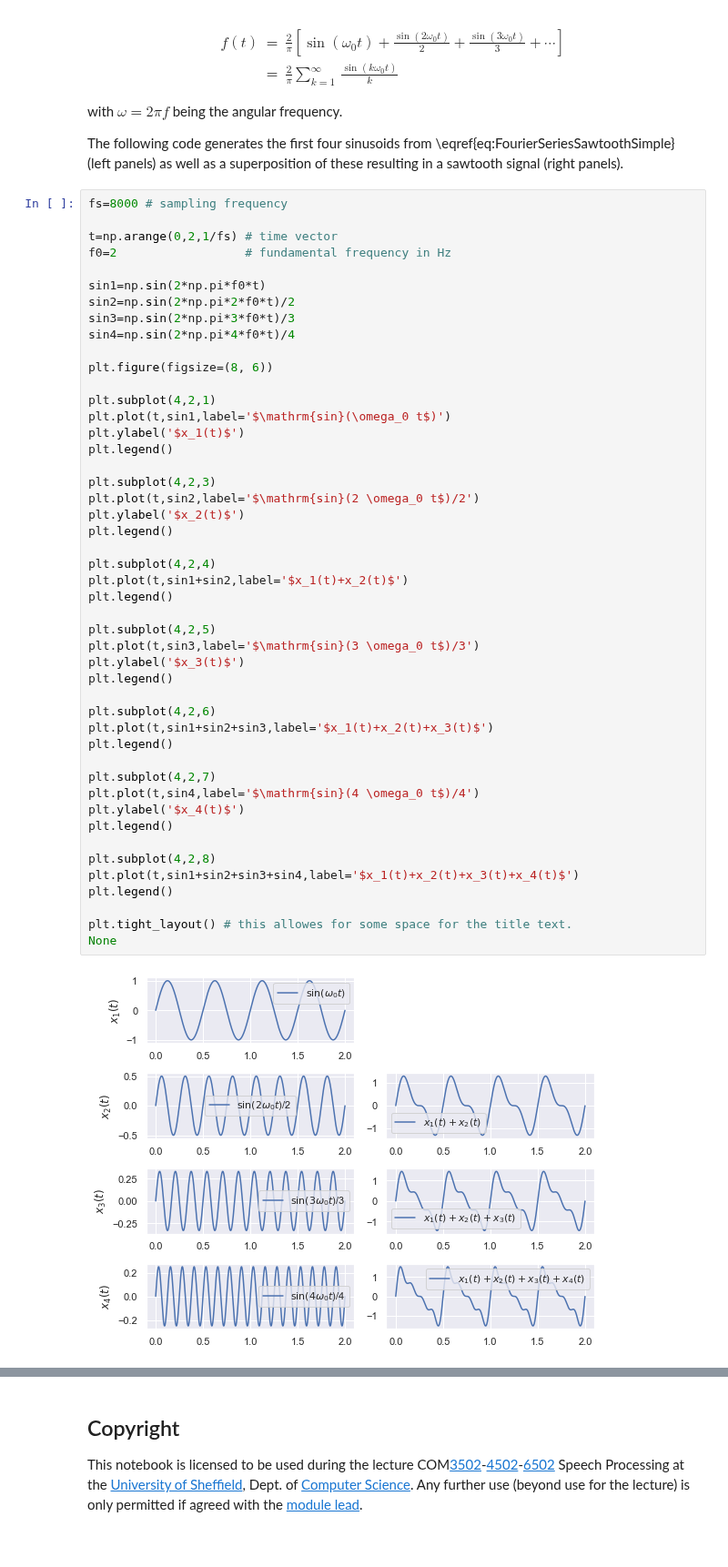
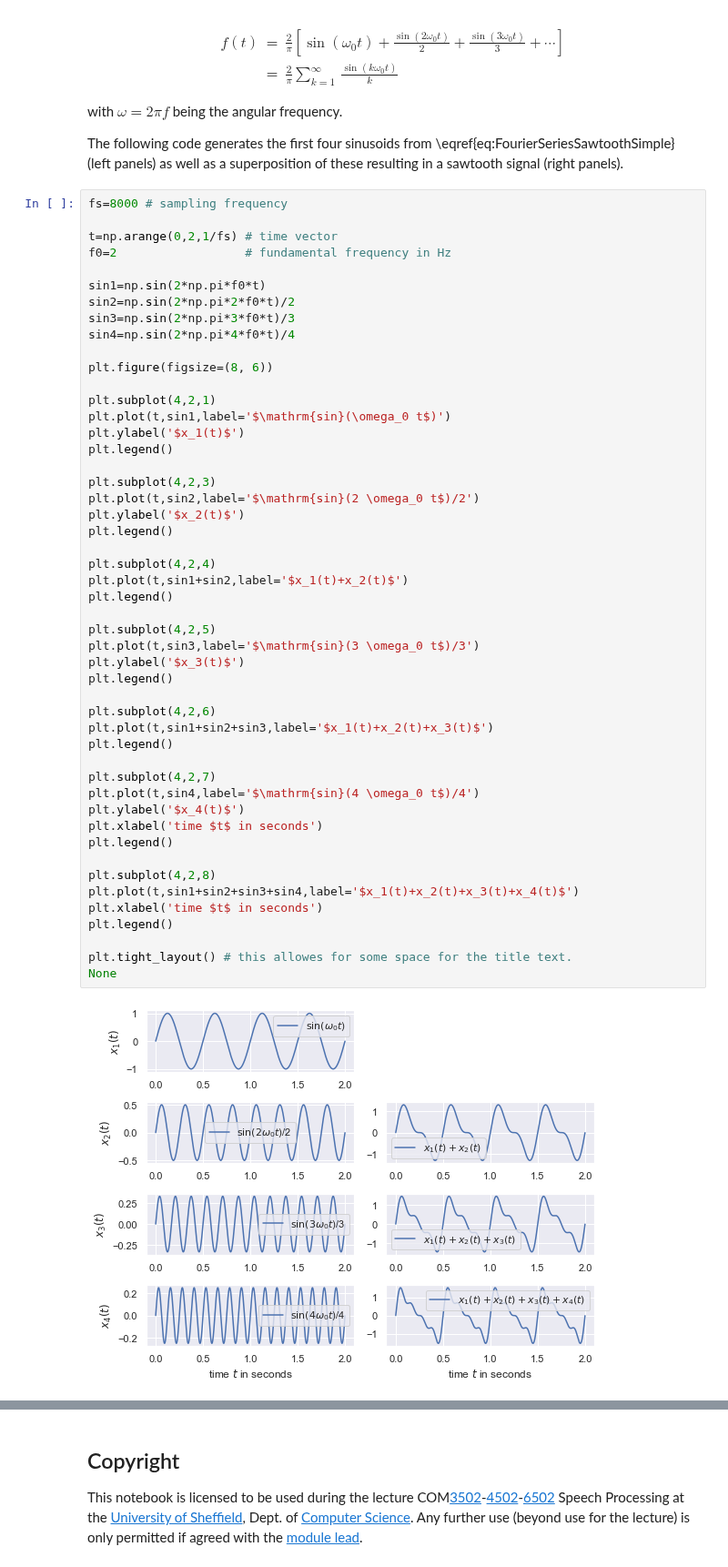
Before and after one commit to sap-shef/SpeechProcesssingLab, a Jupyter notebook: Lab-Sheet-Solutions/Lab-Sheet-4-Solution.ipynb, the cells around one changed output, grey strips where cells are left out. Shown at 91% size. Saved outputs shown, nothing was run; the diff lists cells and outputs as text.

```diff
--- a/Lab-Sheet-Solutions/Lab-Sheet-4-Solution.ipynb
+++ b/Lab-Sheet-Solutions/Lab-Sheet-4-Solution.ipynb
@@ -109,31 +109,33 @@ plt.legend()
 plt.subplot(4,2,3)
 plt.plot(t,sin2,label='$\mathrm{sin}(2 \omega_0 t$)/2')
 plt.ylabel('$x_2(t)$')
 plt.legend()
 
 plt.subplot(4,2,4)
 plt.plot(t,sin1+sin2,label='$x_1(t)+x_2(t)$')
 plt.legend()
 
 plt.subplot(4,2,5)
 plt.plot(t,sin3,label='$\mathrm{sin}(3 \omega_0 t$)/3')
 plt.ylabel('$x_3(t)$')
 plt.legend()
 
 plt.subplot(4,2,6)
 plt.plot(t,sin1+sin2+sin3,label='$x_1(t)+x_2(t)+x_3(t)$')
 plt.legend()
 
 plt.subplot(4,2,7)
 plt.plot(t,sin4,label='$\mathrm{sin}(4 \omega_0 t$)/4')
 plt.ylabel('$x_4(t)$')
+plt.xlabel('time $t$ in seconds')
 plt.legend()
 
 plt.subplot(4,2,8)
 plt.plot(t,sin1+sin2+sin3+sin4,label='$x_1(t)+x_2(t)+x_3(t)+x_4(t)$')
+plt.xlabel('time $t$ in seconds')
 plt.legend()
 
 plt.tight_layout() # this allowes for some space for the title text.
 None
 # %% [output]
-[figure, old version]
+[figure, new version]
```
Also changed, not shown: parts of 6 cells of this notebook, 1 other file.
